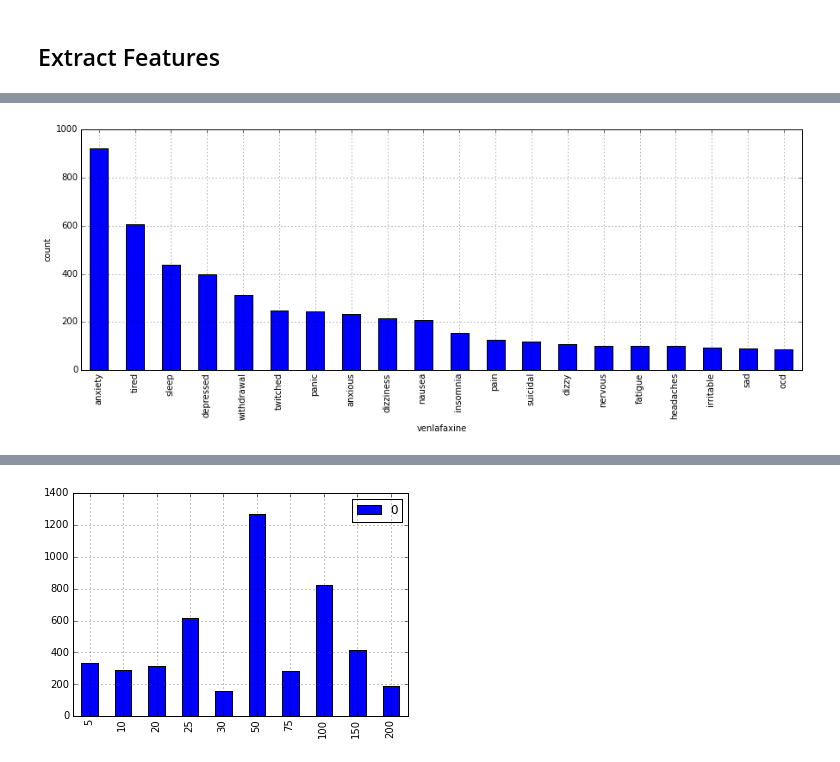
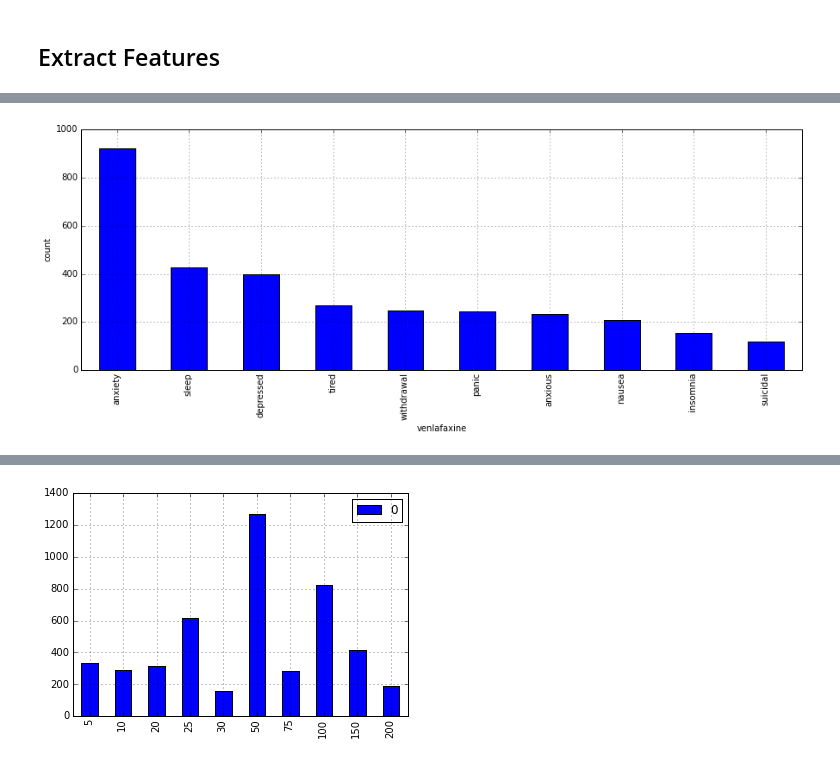
Before and after one commit to jesseyuanchen/depression-forum-research, a Jupyter notebook: Depression Forum Data Exploration.ipynb, the cells around one changed output, grey strips where cells are left out. Cells and saved outputs as stored; diff of their text form; code cells hidden in the pictures.

```diff
--- a/Depression Forum Data Exploration.ipynb
+++ b/Depression Forum Data Exploration.ipynb
@@ -306,7 +331,7 @@ cleanedData['text'] = cleanedData['text'].str.lower()
 
 drugList = [item.lower() for item in drugList]
 
-drugsToRemove = ['blood', '10', 'short', 'caffeine', 'medical', 'combined', 'vitamin', 'free', 'needles', 'thyroid'
+drugsToRemove = ['blood', 'short', 'caffeine', 'medical', 'combined', 'vitamin', 'free', 'needles', 'thyroid'
                 'glucose', 'nicotine', 'calcium', 'magnesium', 'potassium', 'viagra', 'human', 'multivitamin', 'immune',
                  'liquid', 'factor', 'iron', 'regular', 'infant', 'omega']
 
@@ -402,7 +431,7 @@ rxMedicalDrugNameList = [item.lower() for item in rxMedicalDrugNameList]
 cachedDrugStates = set()
 cachedDrugSynonyms = {}
 # %%
-def condenseDrugState(row):
+def condenseStates(row):
     drugList = row['drugList']
 
     condensedDrugList = []
@@ -433,12 +462,13 @@ def condenseDrugState(row):
             condensedDrugList.append(cachedDrugSynonyms[drug])
 
     row['condensedDrugList'] = list(set(condensedDrugList))
+    row['condensedSymptomList'] = list(set(row['symptomList']))
     row['drugState'] = ' '.join(row['condensedDrugList'])
     row['symptomState'] = ' '.join(row['symptomList'])
     row['dosageState'] = ' '.join(row['dosages'])
     return row
 # %%
-derivedData1 = derivedData.apply(lambda row: condenseDrugState(row), axis=1)
+derivedData1 = derivedData.apply(lambda row: condenseStates(row), axis=1)
 # %%
 derivedData1
 # %% [output]
@@ -571,12 +884,13 @@ def getSymptomDistributionForDrugState(drugData, drugOrState):
 
     del symptomFrequencies['']
 
-    top10 = symptomFrequencies.most_common(20)
-    countThreshold = top10[len(top10) - 1][1]
+    top10 = symptomFrequencies.most_common(min(10, len(symptomFrequencies)))
+    if len(top10) > 0:
+        countThreshold = top10[len(top10) - 1][1]
 
-    for (key, value) in symptomFrequencies.most_common():
-        if value < countThreshold:
-            del symptomFrequencies[key]
+        for (key, value) in symptomFrequencies.most_common():
+            if value < countThreshold:
+                del symptomFrequencies[key]
 
     df = pd.DataFrame.from_dict(symptomFrequencies, orient='index')
     return df
@@ -692,9 +1093,10 @@ drugName = 'venlafaxine'
 # %%
 symptomDistribution = getSymptomDistributionForDrugState(derivedData1, drugName)
 symptomDistribution = symptomDistribution.sort([0], ascending=False)
 ax = symptomDistribution.plot(kind='bar', figsize=(15, 5), legend=False)
 ax.set_xlabel(drugName)
 ax.set_ylabel("count")
-plt.show()
+fig = ax.get_figure()
+fig.savefig("images/" + drugName + "_all_symptoms.png")
 # %% [output]
-[figure, old version]
+[figure, new version]
```
Also changed, not shown: parts of 53 cells of this notebook.
